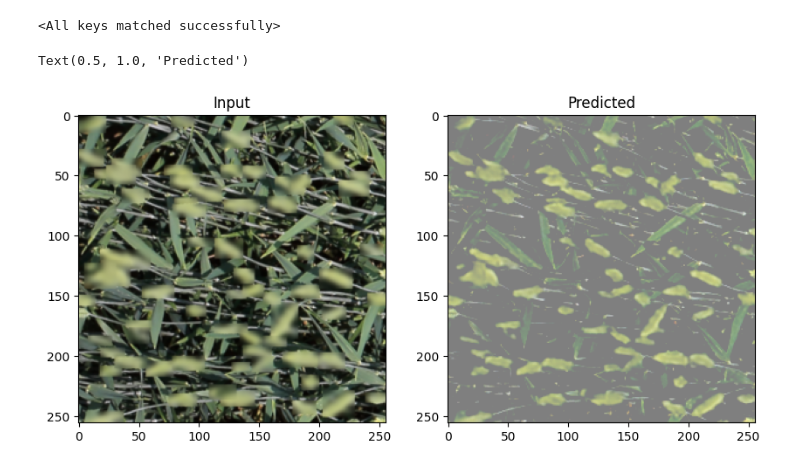
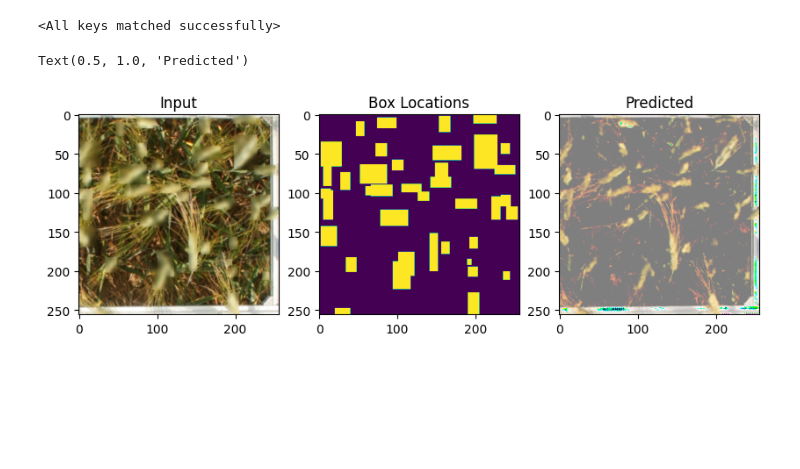
Before and after one commit to Deceptrax123/Self-Supervised-Pseudolabelling-using-CSPDarknet-53, a Jupyter notebook: predictions.ipynb, the cells around one changed output. Saved outputs shown, nothing was run; the diff lists cells and outputs as text; code cells hidden in the pictures; blank space fills up the shorter version.

Commit message:
add predictions for weights 0.75 0.25

```diff
--- a/predictions.ipynb
+++ b/predictions.ipynb
@@ -15,7 +15,7 @@ model=Combined_Model().to(device=device)
 
 #Eval mode
 model.eval()
-model.load_state_dict(torch.load("./weights/complete/run_3/model15.pth"))
+model.load_state_dict(torch.load("./weights/complete/box_penalty/model25.pth"))
 # %% [output]
 <All keys matched successfully>
 # %%
@@ -23,7 +23,7 @@ load_dotenv(".env")
 
 trainX_path = os.getenv("TRAIN_X_PATH")
 trainY_path = os.getenv("TRAIN_Y_PATH")
-
+mask=os.getenv("MASK")
 
 xpaths = sorted(os.listdir(trainX_path))
 ypaths = sorted(os.listdir(trainY_path))
@@ -43,6 +43,7 @@ xps, yps = sorted(xps), sorted(yps)
 label=random.choice(xps)
 img_x=Image.open(trainX_path+label)
 img_y=Image.open(trainY_path+label)
+mask_x=Image.open(mask+label)
 
 transform=T.Compose([T.Resize((256,256)),T.ToTensor(),T.Normalize((0.5,0.5,0.5),(0.5,0.5,0.5))])
 
@@ -67,14 +68,17 @@ x=x.transpose(0,2,3,1)
 # %%
 #Display
 fig=plt.figure(figsize=(10,10))
-ax1=fig.add_subplot(1,2,1)
+ax1=fig.add_subplot(1,3,1)
 ax1.imshow(x[0])
 ax1.set_title("Input")
 
+ax2=fig.add_subplot(1,3,2)
+ax2.imshow(np.array(mask_x))
+ax2.set_title("Box Locations")
 
-ax3=fig.add_subplot(1,2,2)
+ax3=fig.add_subplot(1,3,3)
 ax3.imshow(prediction_hwc[0])
 ax3.set_title("Predicted")
 # %% [output]
 Text(0.5, 1.0, 'Predicted')
-[figure, old version]
+[figure, new version]
```
Also changed, not shown: 9 other files.
